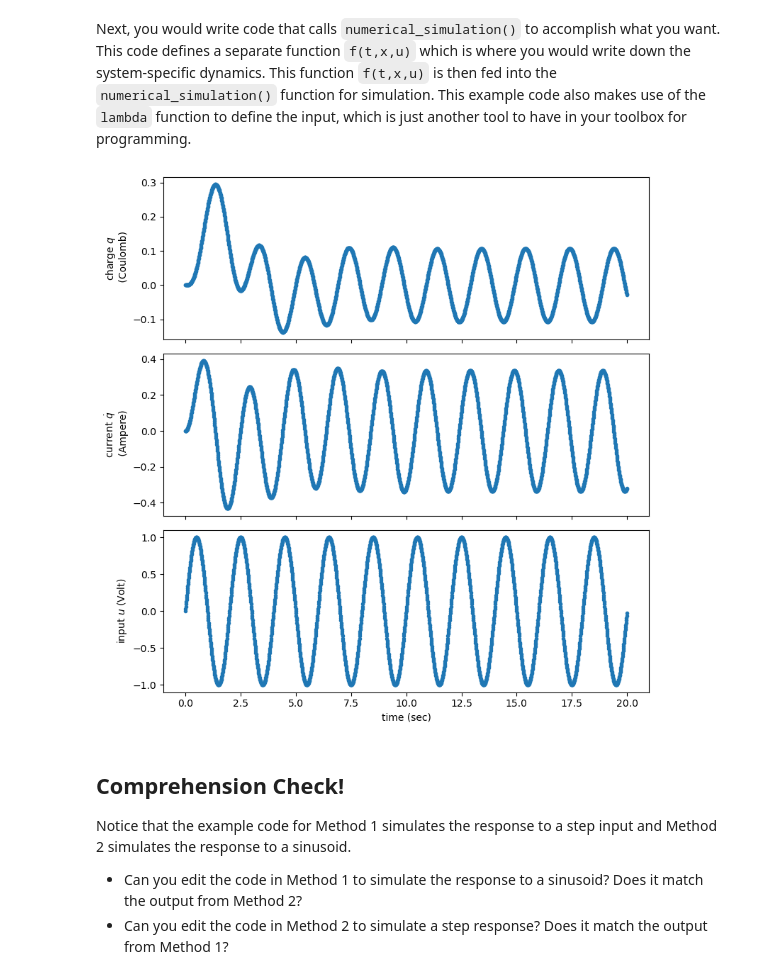
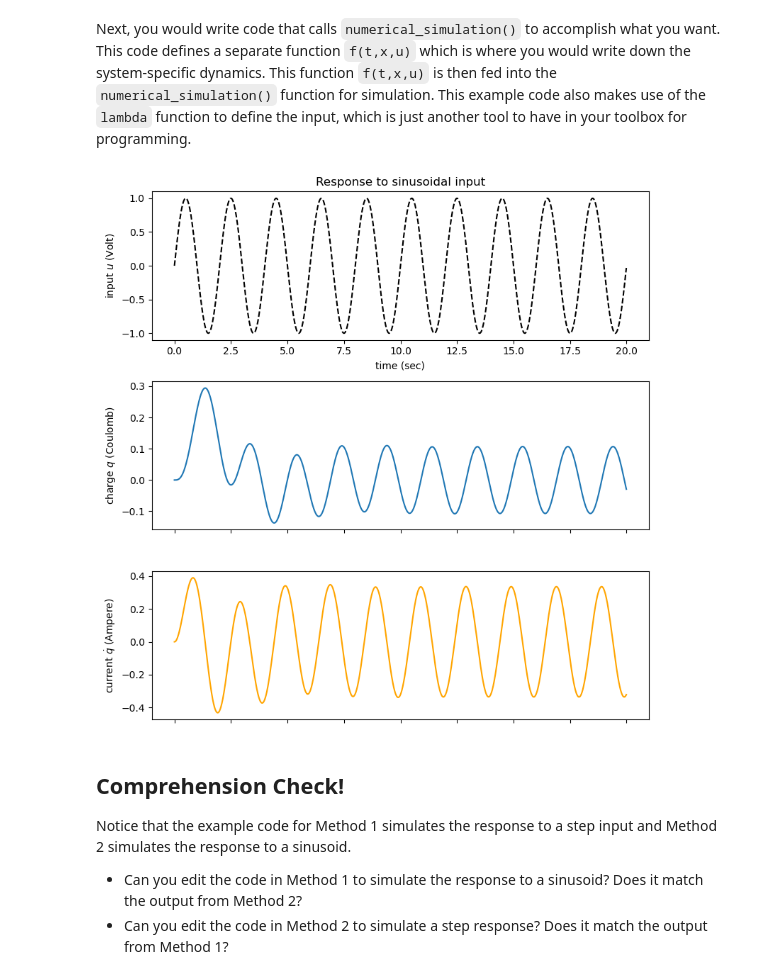
Before and after one commit to kingraham612/ee447-fa24, a Jupyter notebook: 447_tutorial_numerical_simulation.ipynb, the cells around one changed output. Saved outputs shown, nothing was run; the diff lists cells and outputs as text; code cells hidden in the pictures.

```diff
--- a/447_tutorial_numerical_simulation.ipynb
+++ b/447_tutorial_numerical_simulation.ipynb
@@ -208,41 +209,44 @@ x0 = np.hstack((0.,0.)) # initial state (no initial charge or current)
 def f(t,x,u):
     q,dq = x[0],x[1] # state vector x = (x[0], x[1]) = (q, q_dot)
     return np.hstack([dq,(-R*dq - q/C + u)/L]) # this is where we declare how state x changes in time. this is dx = (q_dot, q_ddot)
 
 # This is where you define your input - here it is done as a sinusoid, but you could make it a constant different fcn whatever
 ut = lambda t : np.sin(2*np.pi*t*freq)
 # lambda is a shorthand way to define a function
 # -- equivalently, you could define a function for ut:
 def ut(t):
     return np.sin(2*np.pi*t*freq)
 
 # Simulate system using numerical_simulation() function that integrates the DE over time according to the function f (above)
 t_,x_ = numerical_simulation(f,t,x0,dt=dt,ut=ut)
 u_ = np.array([ut(t) for t in t_])
 # sim() returns arrays t_ and x_
 # x_[j] is the state of the system (i.e. charge and current) at time t_[j]
 
 # Plot
 fig = plt.figure(figsize=(8,8));
 
 ax = plt.subplot(311)
-ax.plot(t_,x_[:,0],'.-')
+ax.plot(t_,u_,'k--')
+ax.set_xlabel('time (sec)')
+ax.set_ylabel('input $u$ (Volt)')
+plt.title('Response to sinusoidal input')
+
+ax = plt.subplot(312)
+ax.plot(t_,x_[:,0],'-')
 ax.set_xticklabels([])
 ax.set_ylabel(r'charge $q$'+' (Coulomb)')
 
-ax = plt.subplot(312)
-ax.plot(t_,x_[:,1],'.-')
+ax = plt.subplot(313)
+ax.plot(t_,x_[:,1],'-',color='orange')
 ax.set_xticklabels([])
 ax.set_ylabel(r'current $\dot{q}$'+' (Ampere)')
 
-ax = plt.subplot(313)
-ax.plot(t_,u_,'.-')
-ax.set_xlabel('time (sec)')
-ax.set_ylabel('input $u$ (Volt)')
+
 
 plt.tight_layout()
 # %% [output]
-[figure, old version]
+[figure, new version]
 # %% [markdown]
 ## Comprehension Check!
 Notice that the example code for Method 1 simulates the response to a step input and Method 2 simulates the response to a sinusoid.
```
Also changed, not shown: parts of 1 cell of this notebook.
